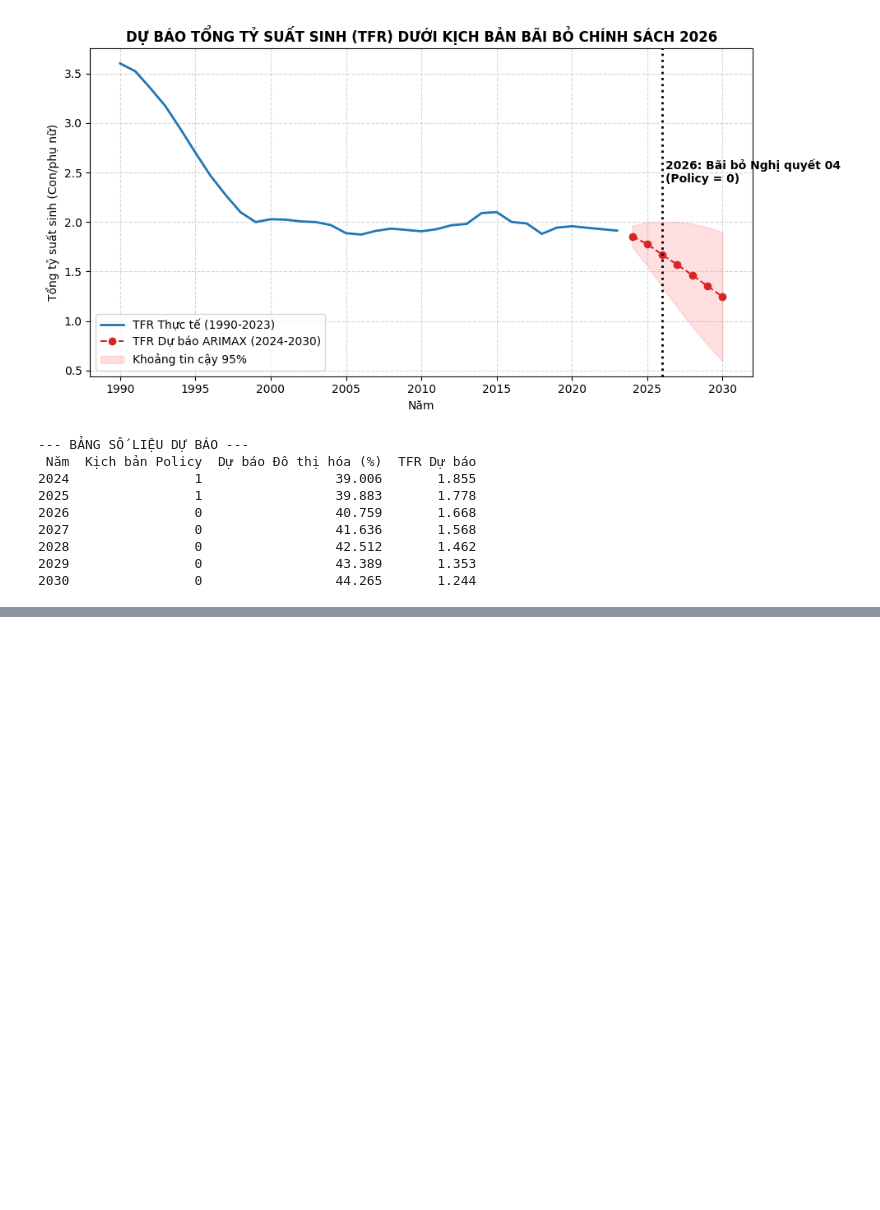
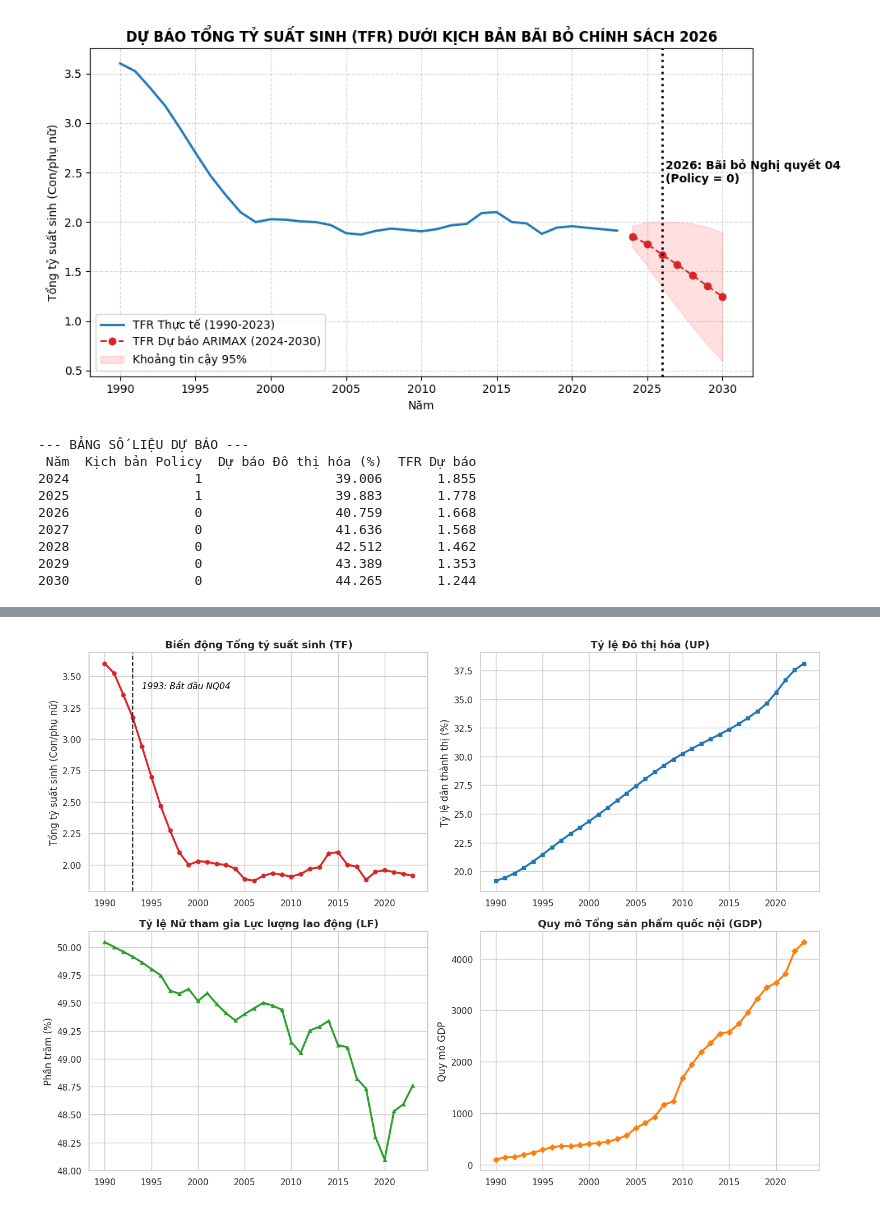
Before and after one commit to plkimtuyen05-boop/ktltsp.ueh25, a Jupyter notebook: TCC/Untitled2.ipynb, the cells around one changed output, grey strips where cells are left out. Cells and saved outputs as stored; diff of their text form; code cells hidden in the pictures; blank space fills up the shorter version.

```diff
--- a/TCC/Untitled2.ipynb
+++ b/TCC/Untitled2.ipynb
@@ -347,0 +701,47 @@ Warnings:
+# %%
+import pandas as pd
+import matplotlib.pyplot as plt
+import seaborn as sns
+
+# 1. NẠP DỮ LIỆU
+df = pd.read_excel("data.xlsx")
+df_plot = df[(df['Year'] >= 1990) & (df['Year'] <= 2023)].copy()
+# Khắc phục dữ liệu trống cho LF nếu có
+df_plot['LF'] = df_plot['LF'].bfill()
+
+# 2. THIẾT LẬP STYLE CHO BIỂU ĐỒ (Chuẩn bài báo khoa học)
+sns.set_theme(style="whitegrid")
+plt.rcParams.update({'font.size': 11})
+
+# Tạo một khung hình lớn chứa 4 biểu đồ con (2 hàng, 2 cột)
+fig, axes = plt.subplots(2, 2, figsize=(14, 10))
+
+# --- Biểu đồ 1: Tỷ suất sinh (TF) ---
+axes[0, 0].plot(df_plot['Year'], df_plot['TF'], color='#d62728', linewidth=2.5, marker='o', markersize=5)
+axes[0, 0].set_title('Biến động Tổng tỷ suất sinh (TF)', fontweight='bold', fontsize=13)
+axes[0, 0].set_ylabel('Tổng tỷ suất sinh (Con/phụ nữ)')
+# Thêm đường kẻ dọc đánh dấu năm ra Nghị quyết 04 (1993)
+axes[0, 0].axvline(x=1993, color='black', linestyle='--', alpha=0.8, linewidth=1.5)
+axes[0, 0].text(1994, max(df_plot['TF'])-0.2, '1993: Bắt đầu NQ04', fontsize=11, style='italic', color='black')
+
+# --- Biểu đồ 2: Đô thị hóa (UP) ---
+axes[0, 1].plot(df_plot['Year'], df_plot['UP'], color='#1f77b4', linewidth=2.5, marker='s', markersize=5)
+axes[0, 1].set_title('Tỷ lệ Đô thị hóa (UP)', fontweight='bold', fontsize=13)
+axes[0, 1].set_ylabel('Tỷ lệ dân thành thị (%)')
+
+# --- Biểu đồ 3: Lao động nữ (LF) ---
+axes[1, 0].plot(df_plot['Year'], df_plot['LF'], color='#2ca02c', linewidth=2.5, marker='^', markersize=5)
+axes[1, 0].set_title('Tỷ lệ Nữ tham gia Lực lượng lao động (LF)', fontweight='bold', fontsize=13)
+axes[1, 0].set_ylabel('Phần trăm (%)')
+
+# --- Biểu đồ 4: Tăng trưởng GDP ---
+axes[1, 1].plot(df_plot['Year'], df_plot['GDP'], color='#ff7f0e', linewidth=2.5, marker='D', markersize=5)
+axes[1, 1].set_title('Quy mô Tổng sản phẩm quốc nội (GDP)', fontweight='bold', fontsize=13)
+axes[1, 1].set_ylabel('Quy mô GDP')
+
+# Căn chỉnh và lưu ảnh
+plt.tight_layout()
+plt.savefig("Data_Description_Trends.png", dpi=300)
+plt.show()
+# %% [output]
+[figure, added]
```
Also changed, not shown: parts of 8 cells of this notebook, 3 other files.
